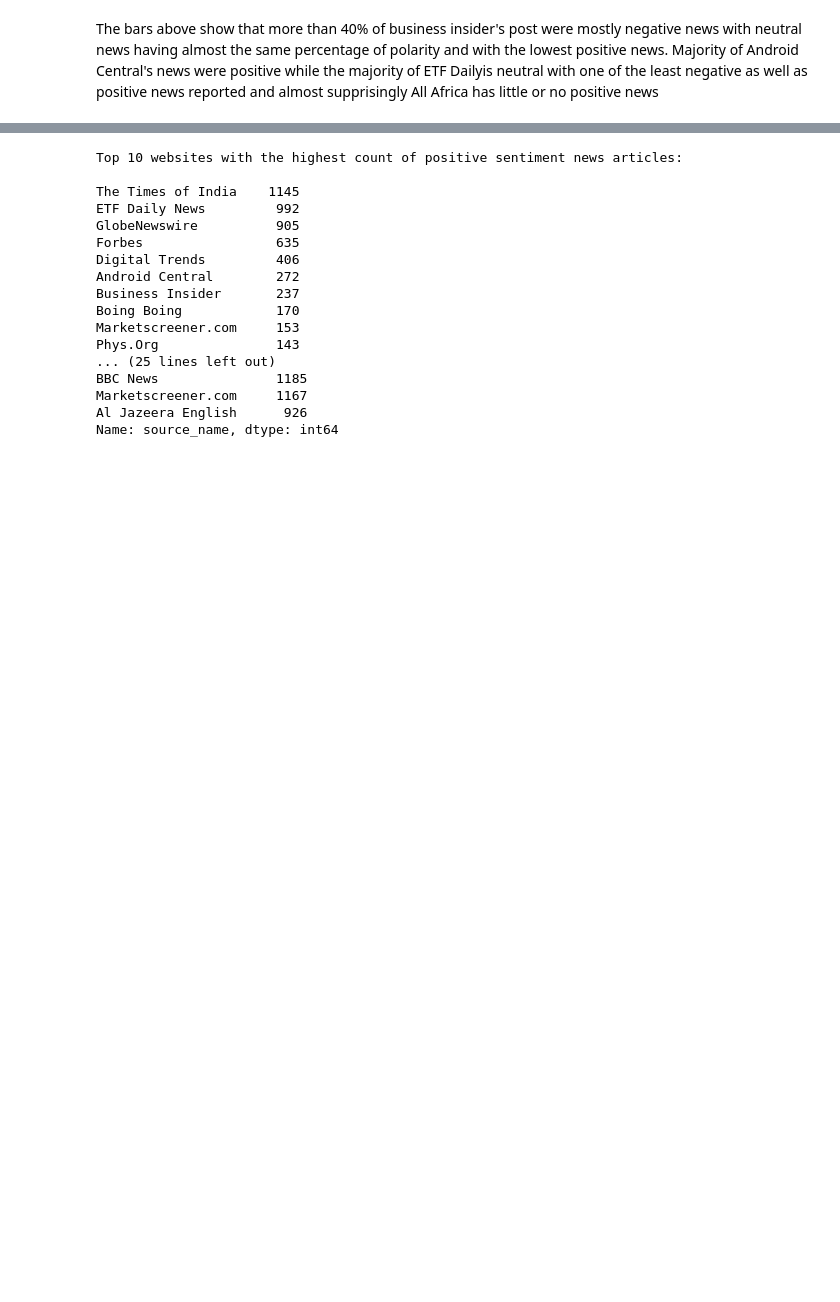
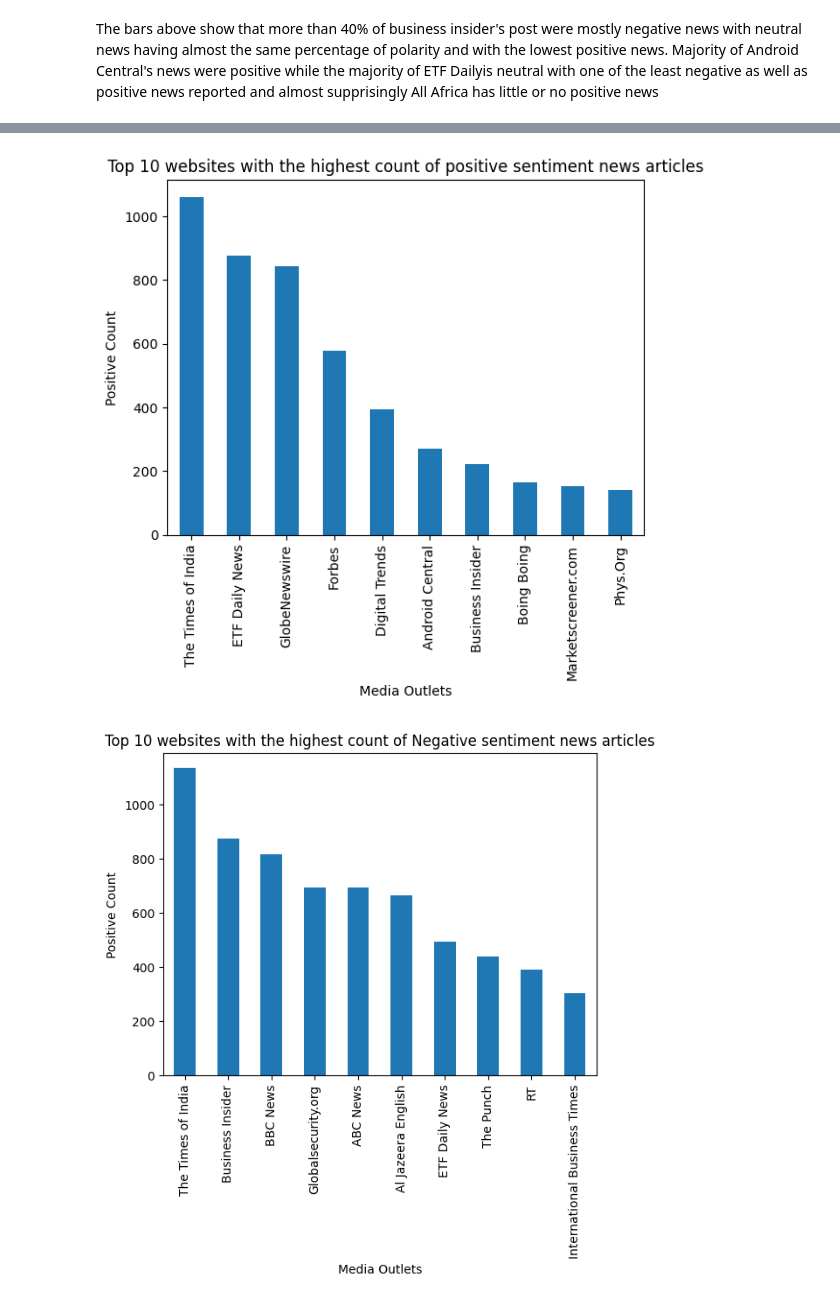
Before and after one commit to dev-abuke/News_Correlation_10_Academy_week0, a Jupyter notebook: notebooks/NewsEDA.ipynb, the cells around one changed output, grey strips where cells are left out. Saved outputs shown, nothing was run; the diff lists cells and outputs as text; code cells hidden in the pictures; blank space fills up the shorter version.

```diff
--- a/notebooks/NewsEDA.ipynb
+++ b/notebooks/NewsEDA.ipynb
@@ -457,34 +522,32 @@ Name: source_name, dtype: int64
 # %%
 #Websites with the highest count of positive sentiment news articles
 positive = df[df['title_sentiment'] == 'Positive']['source_name'].value_counts().head(10)
 
 #websites with the highest count of negative sentiment news articles
 negative = df[df['title_sentiment'] == 'Negative']['source_name'].value_counts().head(10)
 
 #websites with the highest count of neutral sentiment news articles
 neutral = df[df['title_sentiment'] == 'Neutral']['source_name'].value_counts().head(10)
 
-print("Top 10 websites with the highest count of positive sentiment news articles:\n")
-print(positive)
-print("\nTop 10 websites with the highest count of negative sentiment news articles:\n")
-print(negative)
-print("\nTop 10 websites with the highest count of neutral sentiment news articles:\n")
-print(neutral)
+# plot the top 10 websites with the highest count of positive sentiment news articles
+positive.plot(kind='bar')
+plt.xlabel('Media Outlets')
+plt.ylabel('Positive Count')
+plt.title('Top 10 websites with the highest count of positive sentiment news articles')
+plt.show()
+
+
+negative.plot(kind='bar')
+plt.xlabel('Media Outlets')
+plt.ylabel('Positive Count')
+plt.title('Top 10 websites with the highest count of Negative sentiment news articles')
+plt.show()
+
+neutral.plot(kind='bar')
+plt.xlabel('Media Outlets')
+plt.ylabel('Positive Count')
+plt.title('Top 10 websites with the highest count of Neutral sentiment news articles')
+plt.show()
 # %% [output]
-Top 10 websites with the highest count of positive sentiment news articles:
-
-The Times of India    1145
-ETF Daily News         992
-GlobeNewswire          905
-Forbes                 635
-Digital Trends         406
-Android Central        272
-Business Insider       237
-Boing Boing            170
-Marketscreener.com     153
-Phys.Org               143
-... (25 lines left out)
-BBC News               1185
-Marketscreener.com     1167
-Al Jazeera English      926
-Name: source_name, dtype: int64
+[figure, added]
+[figure, added]
```
Also changed, not shown: parts of 36 cells of this notebook, 20 other files.
